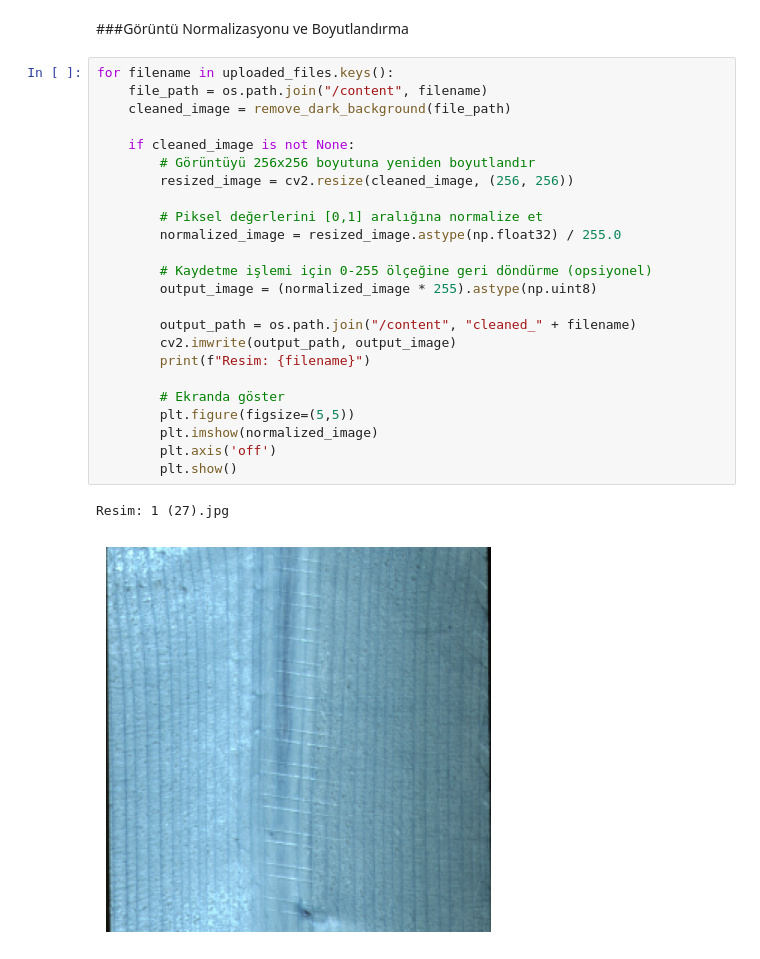
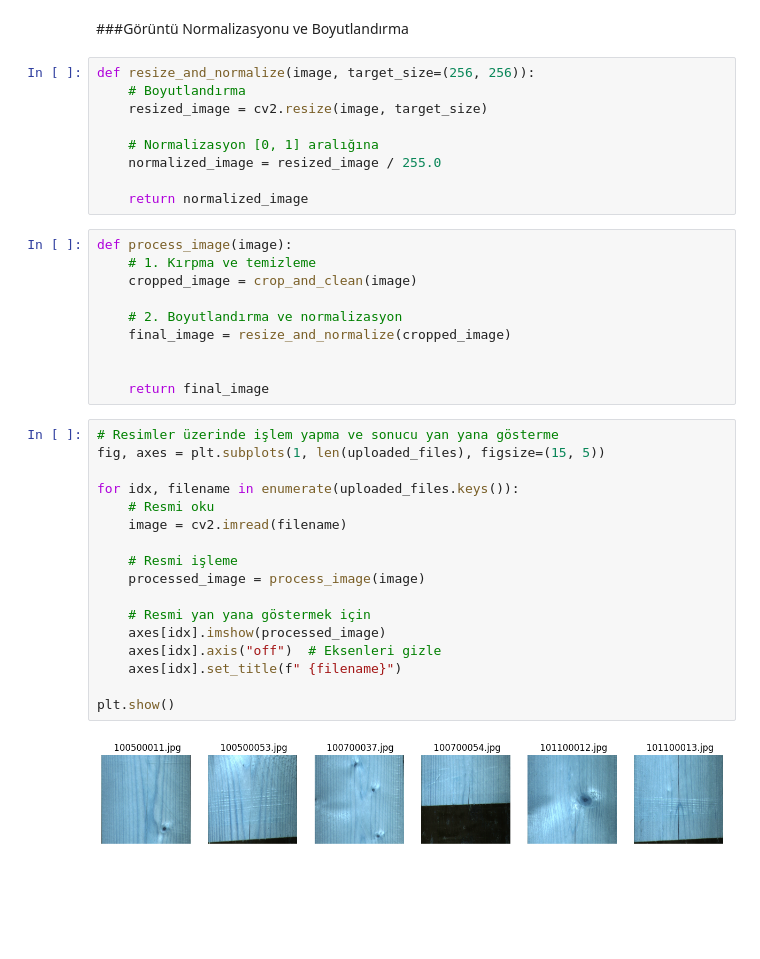
Before and after one commit to CerenAdiyaman/Wood-Anomaly-Detection-and-Segmentation, a Jupyter notebook: wood-anomaly-detection-and-segmentation.ipynb, the cells around one changed output. Saved outputs shown, nothing was run; the diff lists cells and outputs as text; blank space fills up the shorter version.

```diff
--- a/wood-anomaly-detection-and-segmentation.ipynb
+++ b/wood-anomaly-detection-and-segmentation.ipynb
@@ -51,29 +53,40 @@ def remove_dark_background(image_path, threshold=50):
 # %% [markdown]
 ###Görüntü Normalizasyonu ve Boyutlandırma
-# %%
-for filename in uploaded_files.keys():
-    file_path = os.path.join("/content", filename)
-    cleaned_image = remove_dark_background(file_path)
-
-    if cleaned_image is not None:
-        # Görüntüyü 256x256 boyutuna yeniden boyutlandır
-        resized_image = cv2.resize(cleaned_image, (256, 256))
-
-        # Piksel değerlerini [0,1] aralığına normalize et
-        normalized_image = resized_image.astype(np.float32) / 255.0
-
-        # Kaydetme işlemi için 0-255 ölçeğine geri döndürme (opsiyonel)
-        output_image = (normalized_image * 255).astype(np.uint8)
-
-        output_path = os.path.join("/content", "cleaned_" + filename)
-        cv2.imwrite(output_path, output_image)
-        print(f"Resim: {filename}")
-
-        # Ekranda göster
-        plt.figure(figsize=(5,5))
-        plt.imshow(normalized_image)
-        plt.axis('off')
-        plt.show()
-# %% [output]
-Resim: 1 (27).jpg
-[figure, removed]
+# %%
+def resize_and_normalize(image, target_size=(256, 256)):
+    # Boyutlandırma
+    resized_image = cv2.resize(image, target_size)
+
+    # Normalizasyon [0, 1] aralığına
+    normalized_image = resized_image / 255.0
+
+    return normalized_image
+# %%
+def process_image(image):
+    # 1. Kırpma ve temizleme
+    cropped_image = crop_and_clean(image)
+
+    # 2. Boyutlandırma ve normalizasyon
+    final_image = resize_and_normalize(cropped_image)
+
+
+    return final_image
+# %%
+# Resimler üzerinde işlem yapma ve sonucu yan yana gösterme
+fig, axes = plt.subplots(1, len(uploaded_files), figsize=(15, 5))
+
+for idx, filename in enumerate(uploaded_files.keys()):
+    # Resmi oku
+    image = cv2.imread(filename)
+
+    # Resmi işleme
+    processed_image = process_image(image)
+
+    # Resmi yan yana göstermek için
+    axes[idx].imshow(processed_image)
+    axes[idx].axis("off")  # Eksenleri gizle
+    axes[idx].set_title(f" {filename}")
+
+plt.show()
+# %% [output]
+[figure, added]
```
Also changed, not shown: parts of 3 cells of this notebook.
